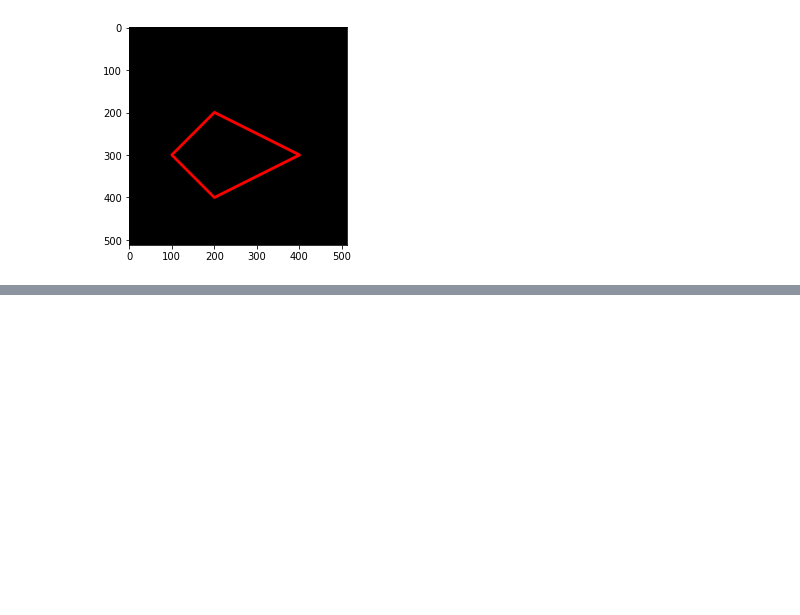
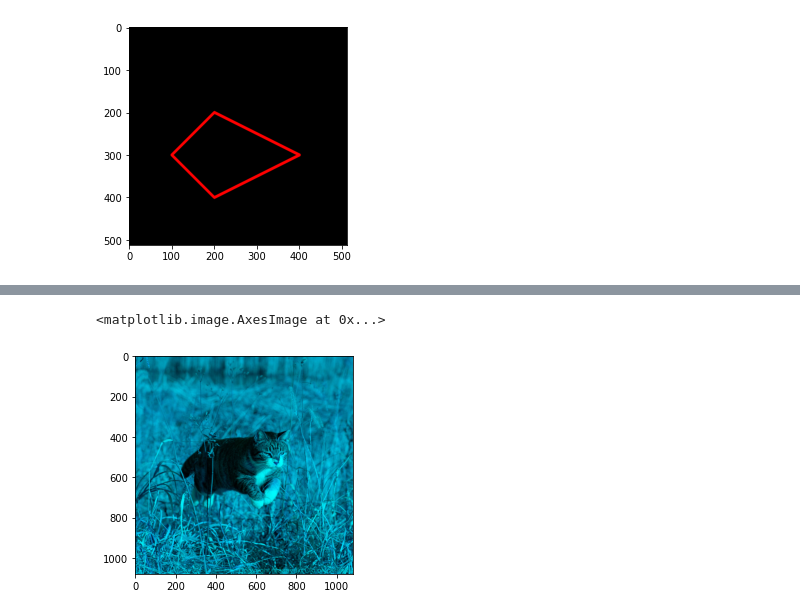
Before and after one commit to yocki24/PCVK_Genap_2021, a Jupyter notebook: Week2.ipynb, the cells around one changed output, grey strips where cells are left out. Saved outputs shown, nothing was run; the diff lists cells and outputs as text; code cells hidden in the pictures; blank space fills up the shorter version.

```diff
--- a/Week2.ipynb
+++ b/Week2.ipynb
@@ -134,0 +146,8 @@ plt.imshow(black_img2)
+# %%
+# Green-Blue
+img_gb = img
+img_gb[:,:,0] = 0
+plt.imshow(img_gb)
+# %% [output]
+<matplotlib.image.AxesImage at 0x...>
+[figure, added]
```
Also changed, not shown: parts of 10 cells of this notebook.
